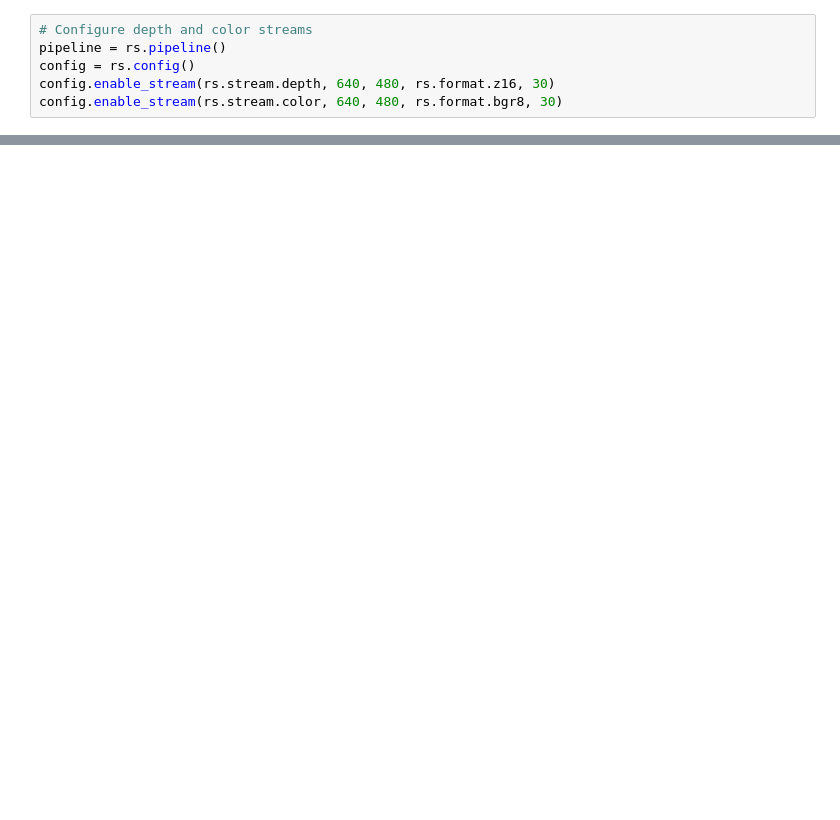
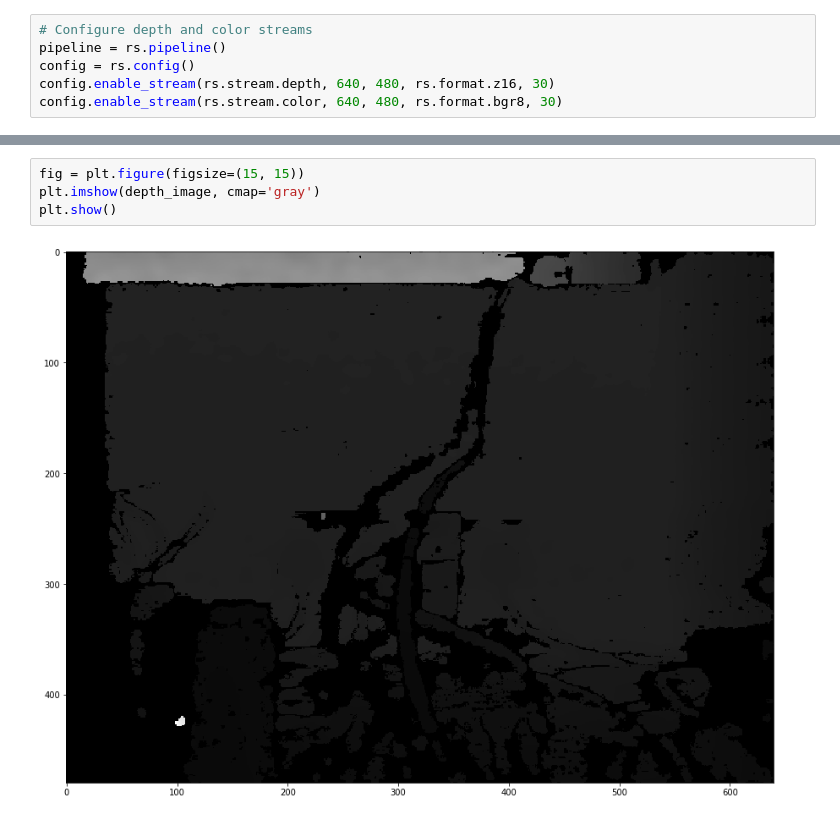
Before and after one commit to ongchinkiat/realsense-d435, a Jupyter notebook: d435.ipynb, the cells around one changed output, grey strips where cells are left out. Drawn from its saved outputs; the diff is of its cells as text; blank space fills up the shorter version.

```diff
--- a/d435.ipynb
+++ b/d435.ipynb
@@ -40,0 +44,6 @@ pipeline.stop()
+# %%
+fig = plt.figure(figsize=(15, 15))
+plt.imshow(depth_image, cmap='gray')
+plt.show()
+# %% [output]
+[figure, added]
```
Also changed, not shown: parts of 2 cells of this notebook.
